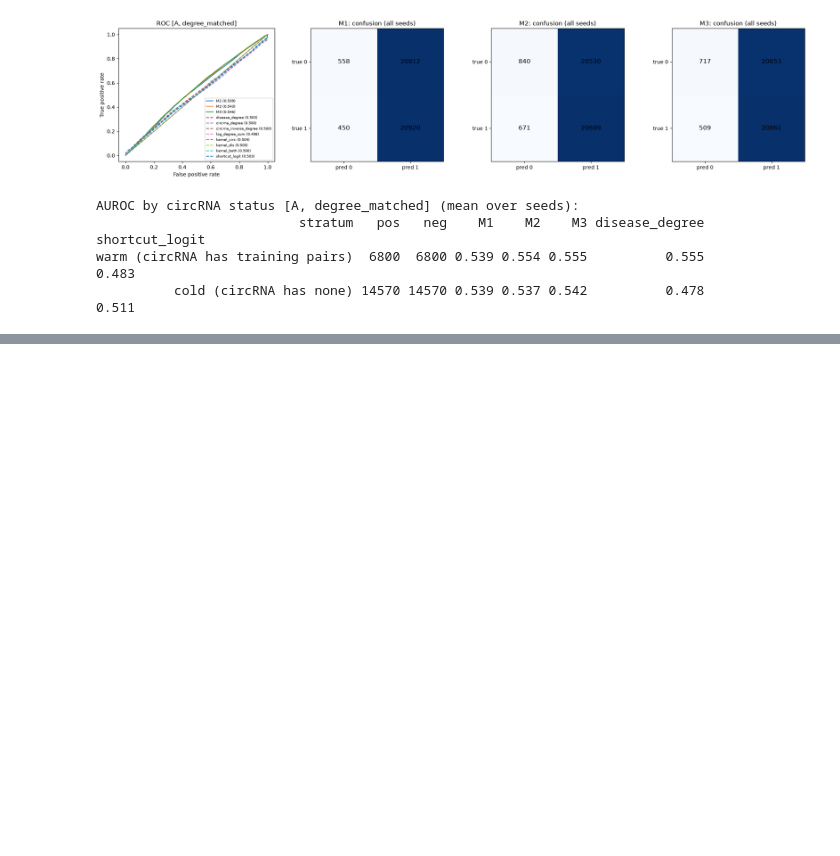
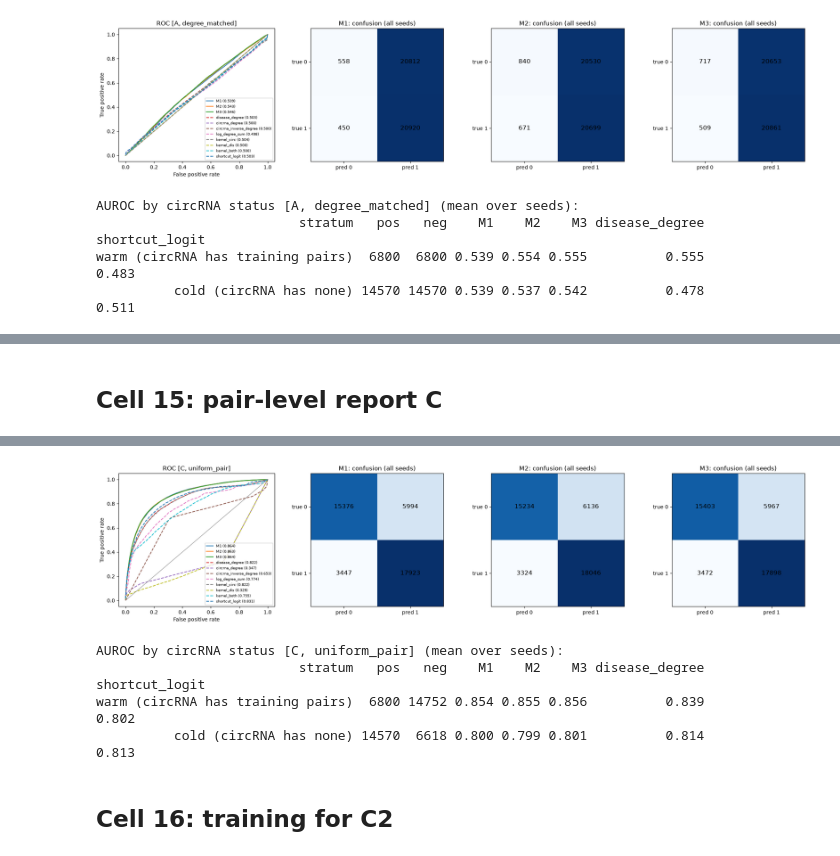
Before and after one commit to Salma-Motaz/CircMTL, a Jupyter notebook: notebooks/Final_notebook/10_protocol_ladder.ipynb, the cells around one changed output, grey strips where cells are left out. Drawn from its saved outputs; the diff is of its cells as text; code cells hidden in the pictures; blank space fills up the shorter version.

```diff
--- a/notebooks/Final_notebook/10_protocol_ladder.ipynb
+++ b/notebooks/Final_notebook/10_protocol_ladder.ipynb
@@ -801,0 +870,67 @@ warm (circRNA has training pairs)  6800  6800 0.539 0.554 0.555          0.555
+# %% [markdown]
+## Cell 15: pair-level report C
+# %%
+# 10_protocol_ladder - Cell 13: pair-level report for the run set in RUN: metrics, baselines from TRAINING pairs only, and AUROC split by whether the circRNA has training pairs
+from sklearn.linear_model import LogisticRegression
+from circmtl import ladder as L
+RUN = "C"                                                    # same value as in Cell 12
+SCHEME = {"A": "degree_matched", "C": "uniform_pair", "C2": "uniform_test_circ"}[RUN]
+nC, nD = gd.N["circRNA"], gd.N["disease"]
+if "_bs_host" not in globals():
+    _bs_host = baseline_scores                                # the host-gene version from Cell 1
+PAIR = {"on": True, "tag": RUN}
+
+def baseline_scores(d, kind):
+    if not PAIR["on"]:
+        return _bs_host(d, kind)
+    out = np.zeros(len(d))
+    for (s, k), ix in d.groupby(["seed", "fold"]).indices.items():
+        fd = L.pair_level_fold(gd, int(s), int(k))
+        Y = L.label_matrix(fd["disease_train"], nC, nD); dd, dc = Y.sum(0), Y.sum(1)
+        c, t = d["c"].to_numpy()[ix], d["t"].to_numpy()[ix]
+        if kind == "disease_degree":          sc = dd[t]
+        elif kind == "circrna_degree":        sc = dc[c]
+        elif kind == "circrna_inverse_degree": sc = -dc[c]
+        elif kind == "log_degree_sum":        sc = np.log1p(dd[t]) + np.log1p(dc[c])
+        elif kind.startswith("kernel_"):      sc = L.kernel_scores(Y)[kind][c, t]
+        elif kind == "shortcut_logit":
+            z = np.load(OUT / "frozen_pair" / f"neg{PAIR['tag']}_seed{int(s)}_fold{int(k)}.npz")
+            pv = np.vstack([fd["disease_val"], z["neg_val"]]); yv_ = np.r_[np.ones(len(fd["disease_val"])), np.zeros(len(z["neg_val"]))]
+            clf = LogisticRegression(C=1.0).fit(np.c_[np.log1p(dd[pv[:, 1]]), np.log1p(dc[pv[:, 0]])], yv_)    # fitted on validation only
+            sc = clf.decision_function(np.c_[np.log1p(dd[t]), np.log1p(dc[c])])
+        else:
+            raise ValueError(kind)
+        out[ix] = sc
+    return out
+
+P_R = pd.concat([pd.read_csv(f) for m in ("M1", "M2", "M3") for f in sorted((OUT / f"pred_{RUN}").glob(f"pred_{m}_seed*_fold*.csv"))], ignore_index=True)
+print(f"run {RUN}: {P_R.groupby('model')[['seed', 'fold']].apply(lambda g: len(g.drop_duplicates()))[['M1', 'M2', 'M3']].to_dict()} seed-folds per model (expect 50 each)")
+BL = ("disease_degree", "circrna_degree", "circrna_inverse_degree", "log_degree_sum", "kernel_circ", "kernel_dis", "kernel_both", "shortcut_logit")
+R_tab, R_seed = report(P_R, ["M1", "M2", "M3"], tag=RUN, scheme=SCHEME, baselines=BL)
+
+# AUROC split by whether the pair's circRNA has >= 1 training pair (removes the held-out artifact inside each stratum)
+warm = np.zeros(len(P_R), bool)
+for (s, k), ix in P_R.groupby(["seed", "fold"]).indices.items():
+    dc = np.bincount(L.pair_level_fold(gd, int(s), int(k))["disease_train"][:, 0], minlength=nC)
+    warm[ix] = dc[P_R["c"].to_numpy()[ix]] > 0
+base = P_R[P_R["model"] == "M1"][["seed", "fold", "c", "t", "y"]].reset_index(drop=True)
+warm_b = warm[(P_R["model"] == "M1").to_numpy()]
+comp = {"disease_degree": baseline_scores(base, "disease_degree"), "shortcut_logit": baseline_scores(base, "shortcut_logit")}
+rows = []
+for name, msk in (("warm (circRNA has training pairs)", True), ("cold (circRNA has none)", False)):
+    r = {"stratum": name}
+    sel_b = warm_b == msk
+    r["pos"], r["neg"] = int(base["y"][sel_b].sum()), int((1 - base["y"][sel_b]).sum())
+    for m in ("M1", "M2", "M3"):
+        g = P_R[(P_R["model"] == m).to_numpy() & (warm == msk)]
+        a = [roc_auc_score(x["y"], x["score_rank"]) for _, x in g.groupby("seed") if 0 < x["y"].sum() < len(x)]
+        r[m] = f"{np.mean(a):.3f}" if a else "n/a"
+    for cname, v in comp.items():
+        a = [roc_auc_score(base["y"][sel_b & (base["seed"] == s).to_numpy()], v[sel_b & (base["seed"] == s).to_numpy()]) for s in range(10)
+             if 0 < base["y"][sel_b & (base["seed"] == s).to_numpy()].sum() < (sel_b & (base["seed"] == s).to_numpy()).sum()]
+        r[cname] = f"{np.mean(a):.3f}" if a else "n/a"
+    rows.append(r)
+print(f"\nAUROC by circRNA status [{RUN}, {SCHEME}] (mean over seeds):")
+print(pd.DataFrame(rows).to_string(index=False))
+PAIR["on"] = False                                           # restore the host-gene baselines for earlier cells
+# %% [output]
@@ -801,0 +952,7 @@ warm (circRNA has training pairs)  6800  6800 0.539 0.554 0.555          0.555
+[figure, added]
+AUROC by circRNA status [C, uniform_pair] (mean over seeds):
+                          stratum   pos   neg    M1    M2    M3 disease_degree shortcut_logit
+warm (circRNA has training pairs)  6800 14752 0.854 0.855 0.856          0.839          0.802
+          cold (circRNA has none) 14570  6618 0.800 0.799 0.801          0.814          0.813
+# %% [markdown]
+## Cell 16: training for C2
```
Also changed, not shown: parts of 10 cells of this notebook, 2 other files.
